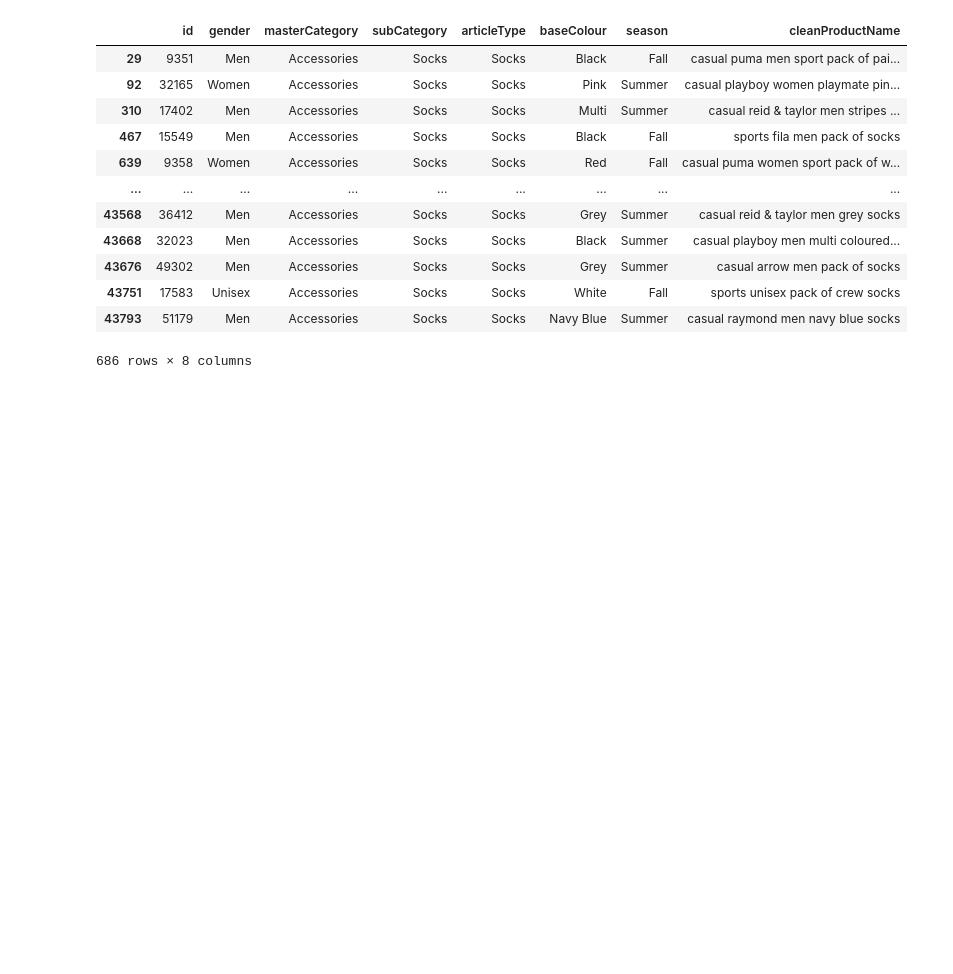
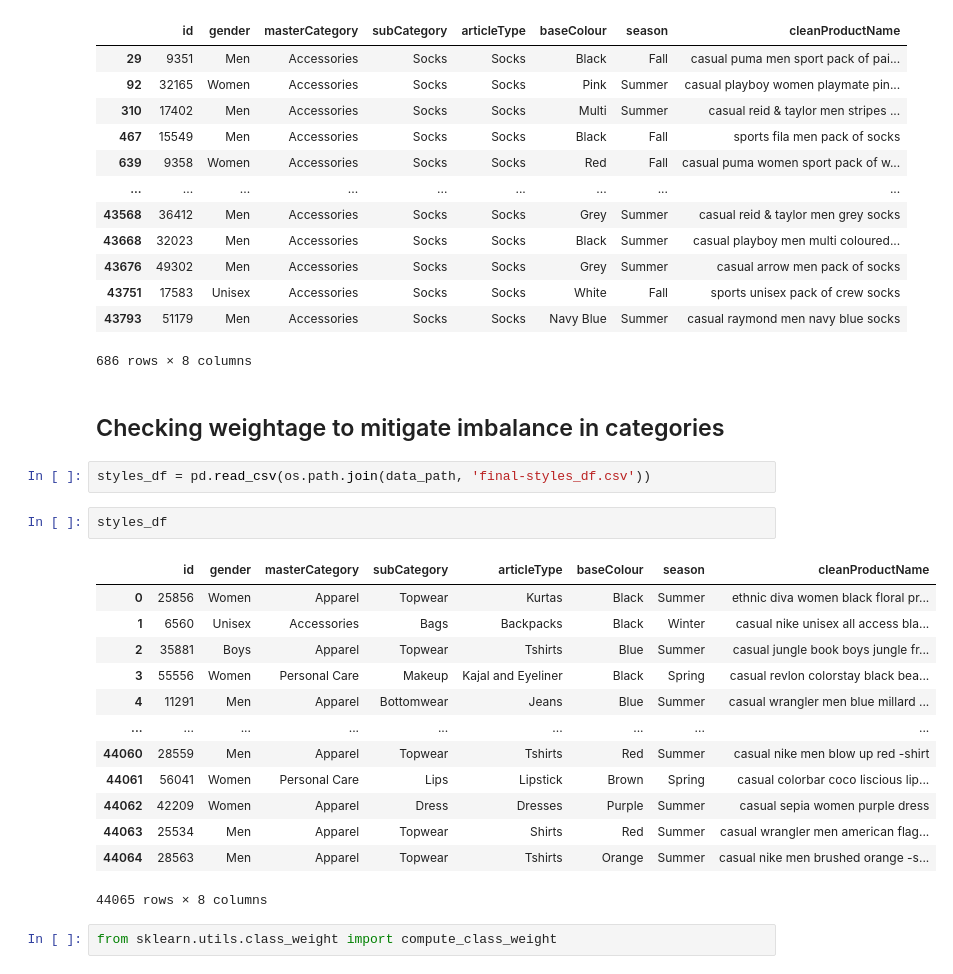
Before and after one commit to nikhil-salodkar/fashion_detection, a Jupyter notebook: notebooks/fashion_product_images_kaggle.ipynb, the cells around one changed output. Saved outputs shown, nothing was run; the diff lists cells and outputs as text; blank space fills up the shorter version.

```diff
--- a/notebooks/fashion_product_images_kaggle.ipynb
+++ b/notebooks/fashion_product_images_kaggle.ipynb
@@ -782,3 +782,25 @@ styles_df[(styles_df.subCategory == 'Socks') & (styles_df.masterCategory == 'Acc
 | 43751 | 17583 | Unisex | Accessories | Socks | Socks | White | Fall | sports unisex pack of crew socks |
 | 43793 | 51179 | Men | Accessories | Socks | Socks | Navy Blue | Summer | casual raymond men navy blue socks |
 686 rows × 8 columns
+# %% [markdown]
+## Checking weightage to mitigate imbalance in categories
+# %%
+styles_df = pd.read_csv(os.path.join(data_path, 'final-styles_df.csv'))
+# %%
+styles_df
+# %% [output]
+|  | id | gender | masterCategory | subCategory | articleType | baseColour | season | cleanProductName |
+| 0 | 25856 | Women | Apparel | Topwear | Kurtas | Black | Summer | ethnic diva women black floral pr... |
+| 1 | 6560 | Unisex | Accessories | Bags | Backpacks | Black | Winter | casual nike unisex all access bla... |
+| 2 | 35881 | Boys | Apparel | Topwear | Tshirts | Blue | Summer | casual jungle book boys jungle fr... |
+| 3 | 55556 | Women | Personal Care | Makeup | Kajal and Eyeliner | Black | Spring | casual revlon colorstay black bea... |
+| 4 | 11291 | Men | Apparel | Bottomwear | Jeans | Blue | Summer | casual wrangler men blue millard ... |
+| ... | ... | ... | ... | ... | ... | ... | ... | ... |
+| 44060 | 28559 | Men | Apparel | Topwear | Tshirts | Red | Summer | casual nike men blow up red -shirt |
+| 44061 | 56041 | Women | Personal Care | Lips | Lipstick | Brown | Spring | casual colorbar coco liscious lip... |
+| 44062 | 42209 | Women | Apparel | Dress | Dresses | Purple | Summer | casual sepia women purple dress |
+| 44063 | 25534 | Men | Apparel | Topwear | Shirts | Red | Summer | casual wrangler men american flag... |
+| 44064 | 28563 | Men | Apparel | Topwear | Tshirts | Orange | Summer | casual nike men brushed orange -s... |
+44065 rows × 8 columns
+# %%
+from sklearn.utils.class_weight import compute_class_weight
```
Also changed, not shown: parts of 10 cells of this notebook, 4 other files.
